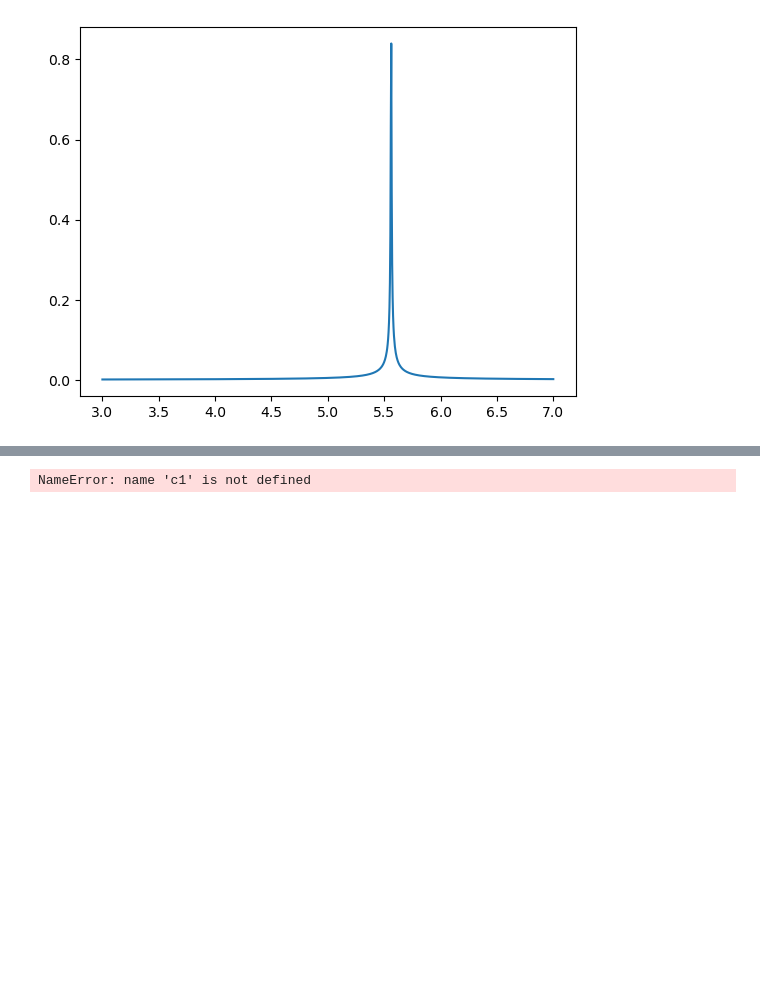
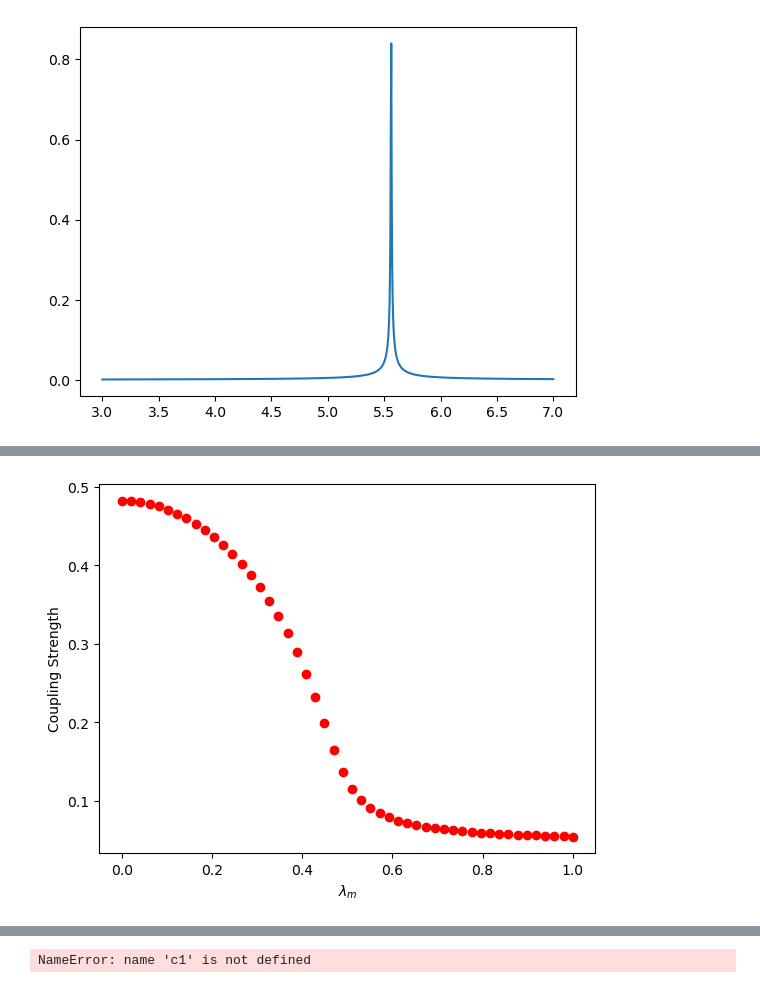
Before and after one commit to FazinHan/cavityCoupling, a Jupyter notebook: Purcelleffect.ipynb, the cells around one changed output, grey strips where cells are left out. Saved outputs shown, nothing was run; the diff lists cells and outputs as text; code cells hidden in the pictures; blank space fills up the shorter version.

```diff
--- a/Purcelleffect.ipynb
+++ b/Purcelleffect.ipynb
@@ -197,0 +300,12 @@ plt.show()
+# %%
+lamb_array = np.linspace(0,1)
+for optimal_lamb_val in lamb_array:
+    w_plus_results, w_minus_results, _ = theoretical_wpm(optimal_J_value, optimal_lamb_val, Hlist, frequencies, s21)
+    idx = np.where( np.abs(Hlist - 1300) <= 2 )
+    coupling_strength = np.abs(w_minus_results[idx] - w_plus_results[idx])
+    plt.plot(optimal_lamb_val, coupling_strength, 'ro')
+plt.xlabel('$\\lambda_m$')
+plt.ylabel('Coupling Strength')
+plt.show()
+# %% [output]
+[figure, added]
```
Also changed, not shown: parts of 8 cells of this notebook, 33 other files.
